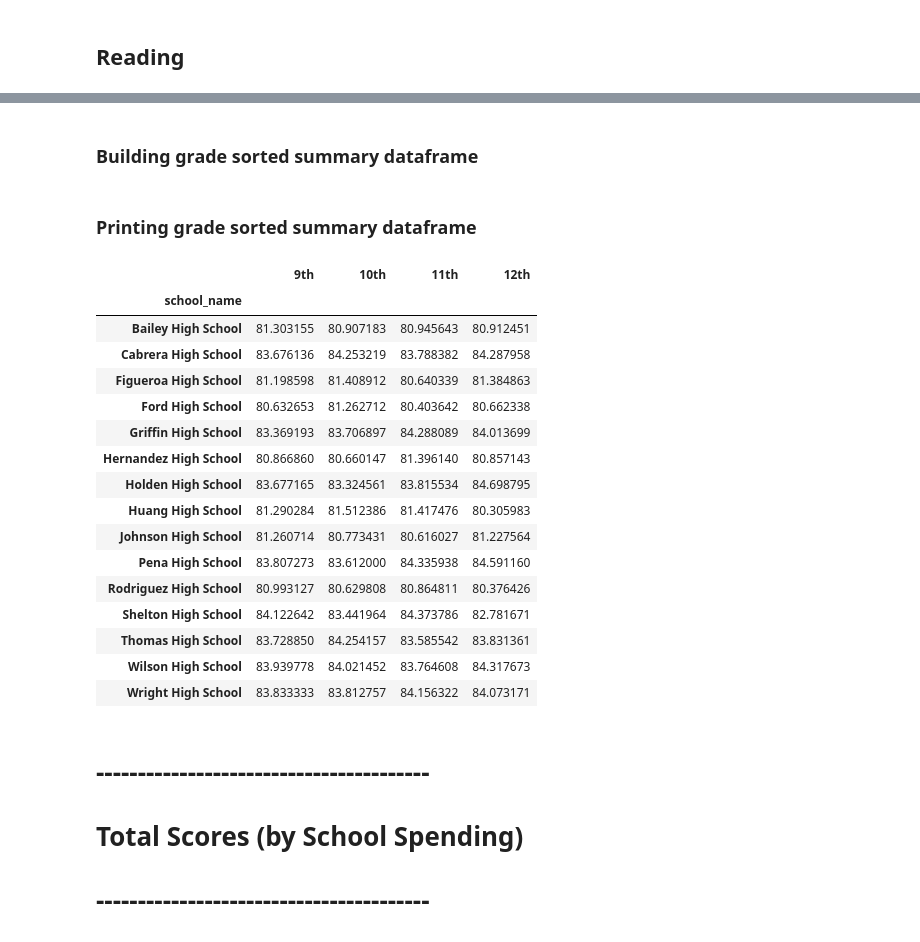
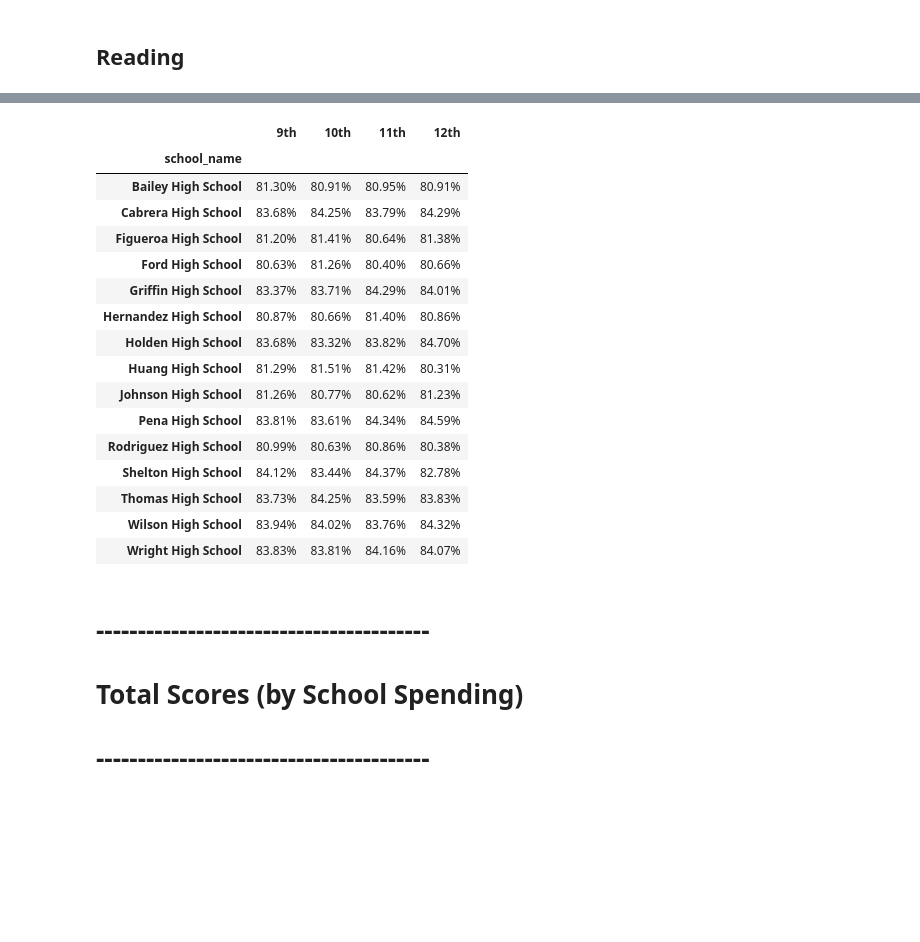
Before and after one commit to troypramsey/pandas-challenge, a Jupyter notebook: PyCitySchools.ipynb, the cells around one changed output, grey strips where cells are left out. Saved outputs shown, nothing was run; the diff lists cells and outputs as text; code cells hidden in the pictures; blank space fills up the shorter version.

```diff
--- a/PyCitySchools.ipynb
+++ b/PyCitySchools.ipynb
@@ -177,11 +222,45 @@ math_by_grade_df
 # %%
+# Building grade exclusive dataframes and .groupby objects by school name
 ninth_reading = full_df.loc[full_df.grade == '9th', ['school_name', 'reading_score']]
 ninth_reading_group = ninth_reading.groupby('school_name')
 tenth_reading = full_df.loc[full_df.grade == '10th', ['school_name', 'reading_score']]
 tenth_reading_group = tenth_reading.groupby('school_name')
 eleventh_reading = full_df.loc[full_df.grade == '11th', ['school_name', 'reading_score']]
 eleventh_reading_group = eleventh_reading.groupby('school_name')
 twelfth_reading = full_df.loc[full_df.grade == '12th', ['school_name', 'reading_score']]
 twelfth_reading_group = twelfth_reading.groupby('school_name')
+
+# Building grade sorted summary dataframe
+reading_by_grade_df = pd.DataFrame()
+reading_by_grade_df['9th'] = ninth_reading_group['reading_score'].mean() / 100
+reading_by_grade_df['10th'] = tenth_reading_group['reading_score'].mean() / 100
+reading_by_grade_df['11th'] = eleventh_reading_group['reading_score'].mean() / 100
+reading_by_grade_df['12th'] = twelfth_reading_group['reading_score'].mean() / 100
+
+# Formatting grade sorted summary dataframe
+reading_by_grade_final = reading_by_grade_df.style.format(
+    {'9th': '{:.2%}',
+     '10th': '{:.2%}',
+     '11th': '{:.2%}',
+     '12th': '{:.2%}'})
+
+# Printing grade sorted summary dataframe
+reading_by_grade_final
+# %% [output]
+|  | 9th | 10th | 11th | 12th |
+| school_name |  |  |  |  |
+| Bailey High School | 81.30% | 80.91% | 80.95% | 80.91% |
+| Cabrera High School | 83.68% | 84.25% | 83.79% | 84.29% |
+| Figueroa High School | 81.20% | 81.41% | 80.64% | 81.38% |
+| Ford High School | 80.63% | 81.26% | 80.40% | 80.66% |
+| Griffin High School | 83.37% | 83.71% | 84.29% | 84.01% |
+| Hernandez High School | 80.87% | 80.66% | 81.40% | 80.86% |
+| Holden High School | 83.68% | 83.32% | 83.82% | 84.70% |
+| Huang High School | 81.29% | 81.51% | 81.42% | 80.31% |
+| Johnson High School | 81.26% | 80.77% | 80.62% | 81.23% |
+| Pena High School | 83.81% | 83.61% | 84.34% | 84.59% |
+| Rodriguez High School | 80.99% | 80.63% | 80.86% | 80.38% |
+| Shelton High School | 84.12% | 83.44% | 84.37% | 82.78% |
+| Thomas High School | 83.73% | 84.25% | 83.59% | 83.83% |
+| Wilson High School | 83.94% | 84.02% | 83.76% | 84.32% |
+| Wright High School | 83.83% | 83.81% | 84.16% | 84.07% |
-# %% [markdown]
-### Building grade sorted summary dataframe
@@ -194,25 +267,3 @@ reading_by_grade_df['12th'] = twelfth_reading_group['reading_score'].mean()
-# %% [markdown]
-### Printing grade sorted summary dataframe
-# %%
-reading_by_grade_df
-# %% [output]
-|  | 9th | 10th | 11th | 12th |
-| school_name |  |  |  |  |
-| Bailey High School | 81.303155 | 80.907183 | 80.945643 | 80.912451 |
-| Cabrera High School | 83.676136 | 84.253219 | 83.788382 | 84.287958 |
-| Figueroa High School | 81.198598 | 81.408912 | 80.640339 | 81.384863 |
-| Ford High School | 80.632653 | 81.262712 | 80.403642 | 80.662338 |
-| Griffin High School | 83.369193 | 83.706897 | 84.288089 | 84.013699 |
-| Hernandez High School | 80.866860 | 80.660147 | 81.396140 | 80.857143 |
-| Holden High School | 83.677165 | 83.324561 | 83.815534 | 84.698795 |
-| Huang High School | 81.290284 | 81.512386 | 81.417476 | 80.305983 |
-| Johnson High School | 81.260714 | 80.773431 | 80.616027 | 81.227564 |
-| Pena High School | 83.807273 | 83.612000 | 84.335938 | 84.591160 |
-| Rodriguez High School | 80.993127 | 80.629808 | 80.864811 | 80.376426 |
-| Shelton High School | 84.122642 | 83.441964 | 84.373786 | 82.781671 |
-| Thomas High School | 83.728850 | 84.254157 | 83.585542 | 83.831361 |
-| Wilson High School | 83.939778 | 84.021452 | 83.764608 | 84.317673 |
-| Wright High School | 83.833333 | 83.812757 | 84.156322 | 84.073171 |
 # %% [markdown]
 # ----------------------------------------
 # Total Scores (by School Spending)
```
Also changed, not shown: parts of 49 cells of this notebook.
